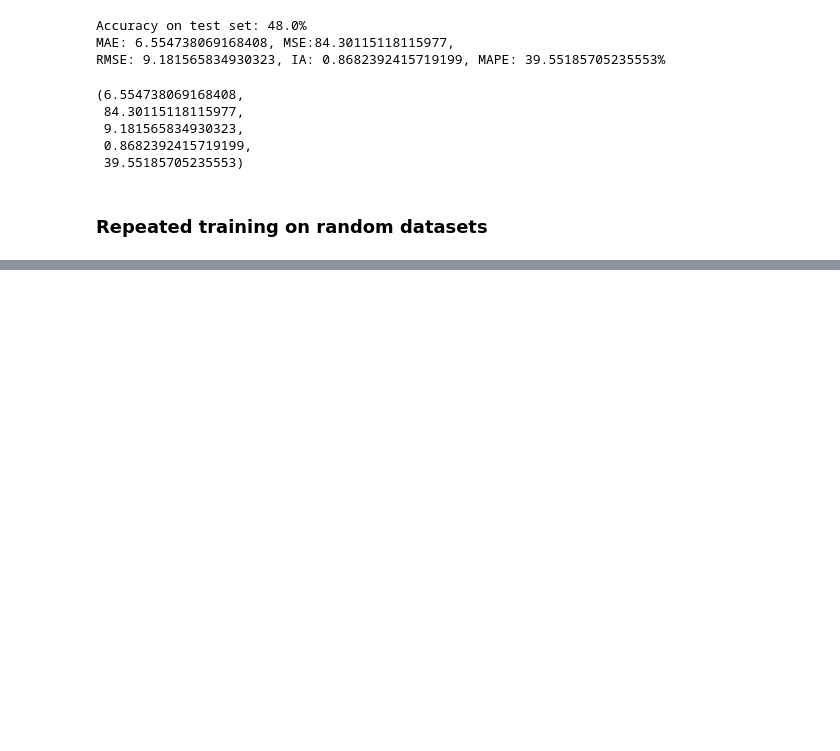
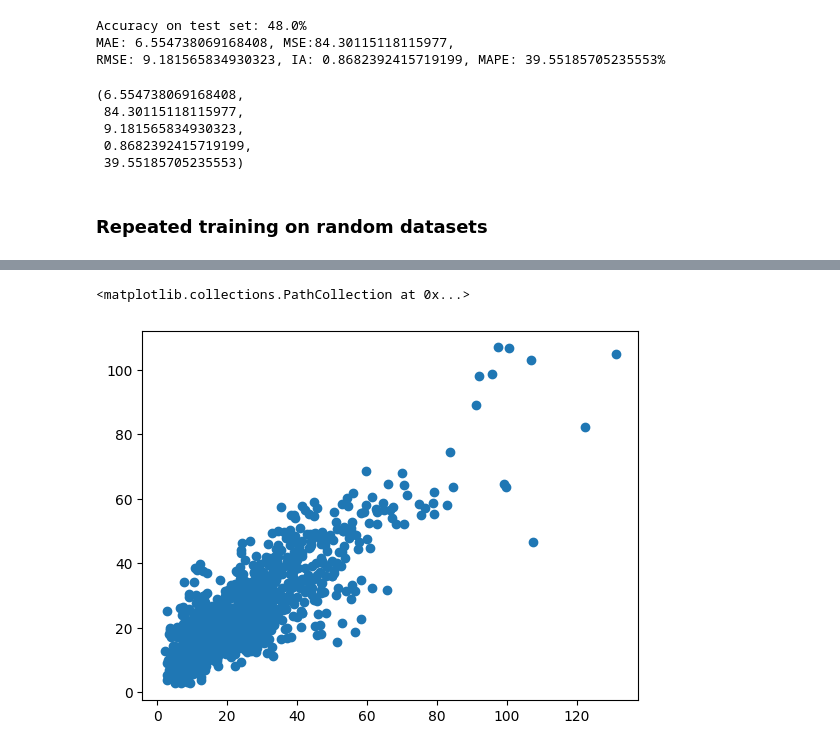
Before and after one commit to Jungliana/SNN-air-pollution, a Jupyter notebook: notebooks/training_dataset06.ipynb, the cells around one changed output, grey strips where cells are left out. Saved outputs shown, nothing was run; the diff lists cells and outputs as text; code cells hidden in the pictures; blank space fills up the shorter version.

```diff
--- a/notebooks/training_dataset06.ipynb
+++ b/notebooks/training_dataset06.ipynb
@@ -312,0 +338,6 @@ MAPE: 37.34842986271641 %, acc: 53.212 %
+# %%
+targets4, preds4 = gather_predictions(model4, test_loader, device)
+plt.scatter(targets4, preds4)
+# %% [output]
+<matplotlib.collections.PathCollection at 0x...>
+[figure, added]
```
Also changed, not shown: parts of 10 cells of this notebook, 2 other files.
